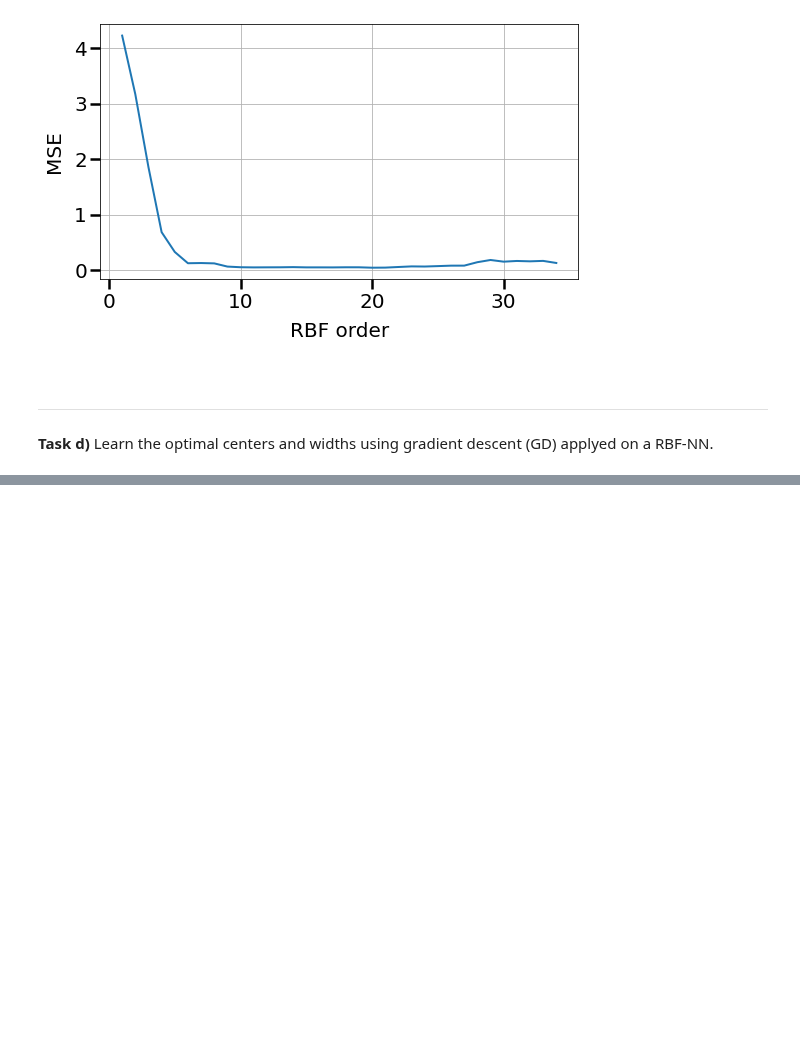
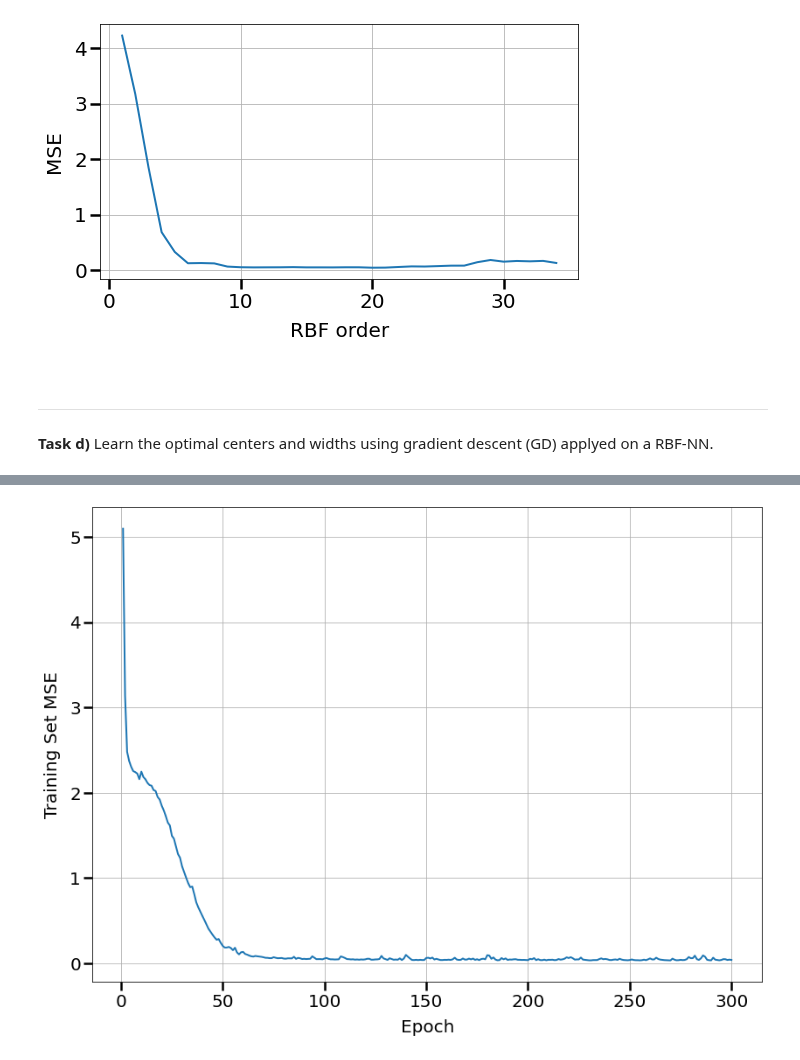
Before and after one commit to FelixSto/NSP_Assignments, a Jupyter notebook: notebooks/assignments/1-1-system-identification.ipynb, the cells around one changed output, grey strips where cells are left out. Cells and saved outputs as stored; diff of their text form; code cells hidden in the pictures; blank space fills up the shorter version.

```diff
--- a/notebooks/assignments/1-1-system-identification.ipynb
+++ b/notebooks/assignments/1-1-system-identification.ipynb
@@ -321,3 +321,16 @@ Optimal RBF order for test set:  [20] with MSE:  [[0.04439076]]
 <hr style='border:2.2px solid Black'></hr>
 
 **Task d)** Learn the optimal centers and widths using gradient descent (GD) applyed on a RBF-NN.
+# %%
+from src.models.rbf_mlp import RbfMLP
+
+rbf_mlp_model = RbfMLP(hidden_size = 20)
+loss_list = rbf_mlp_model.fit(x_train, y_train)
+
+plt.figure()
+plt.plot(list(range(1, 1 + len(loss_list))), loss_list)
+plt.xlabel('Epoch')
+plt.ylabel('Training Set MSE')
+plt.grid()
+plt.tight_layout()
+# %% [output]
@@ -323,0 +344 @@ Optimal RBF order for test set:  [20] with MSE:  [[0.04439076]]
+[figure, added]
```
Also changed, not shown: parts of 9 cells of this notebook, 2 other files.
